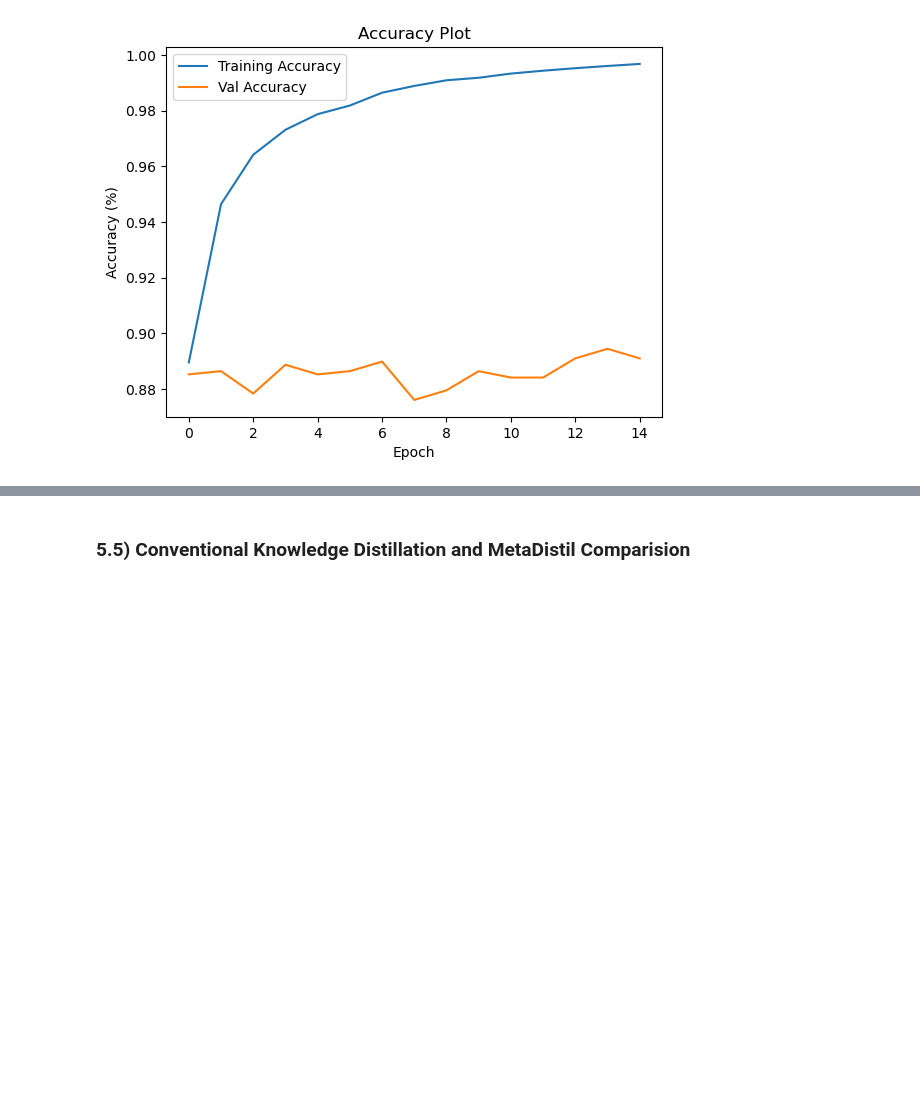
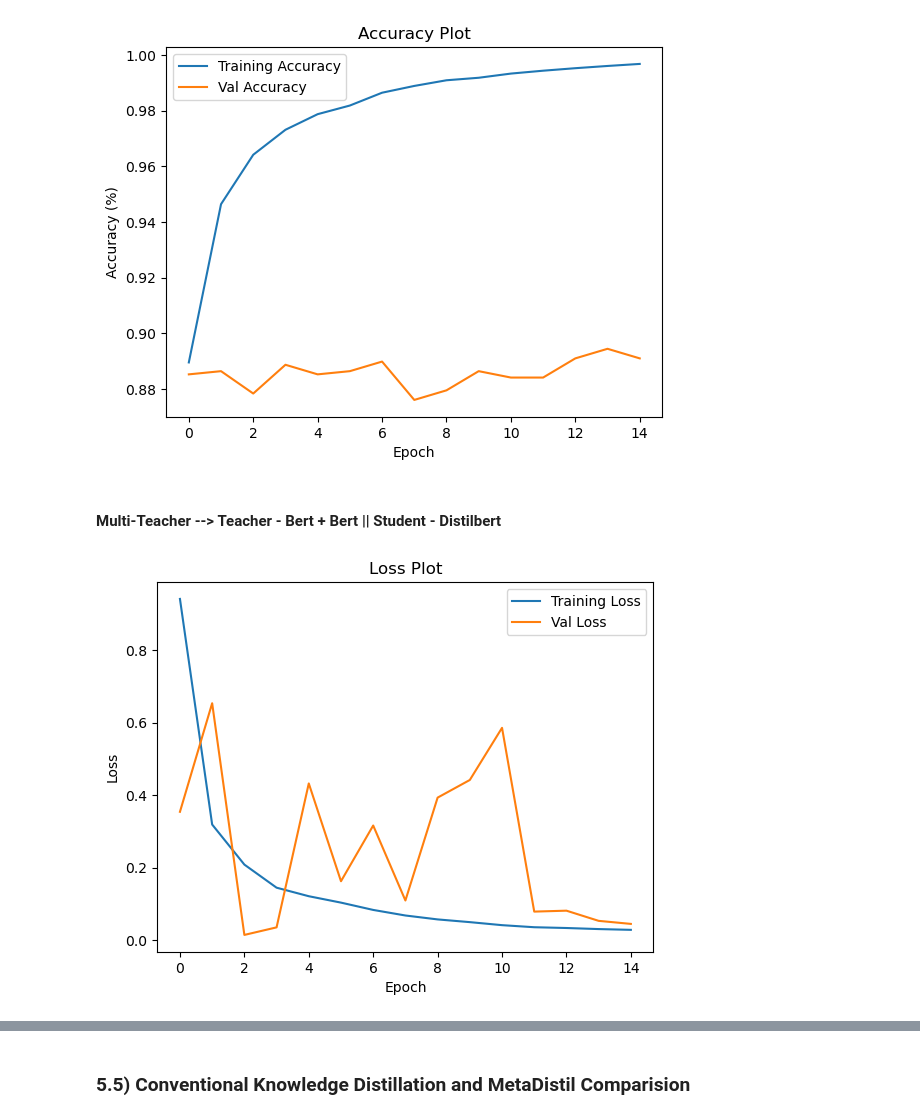
Before and after one commit to aal2015/NLP-Project, a Jupyter notebook: models_analysis.ipynb, the cells around one changed output, grey strips where cells are left out. Cells and saved outputs as stored; diff of their text form; code cells hidden in the pictures; blank space fills up the shorter version.

Commit message:
Added multi-teacher training

```diff
--- a/models_analysis.ipynb
+++ b/models_analysis.ipynb
@@ -24,12 +24,17 @@ metaDistil_bert_tinybert_hist_path = s_path + 'metaDistil_bert_tinybert-SST-2_tr
 metaDistil_roberta_distilbert_path      = s_path + 'metaDistil_roberta_distilbert-SST-2.pt'
 metaDistil_roberta_distilbert_hist_path = s_path + 'metaDistil_roberta_distilbert-SST-2_training_hist.pt'
 
-metaDistil_multi_teacher_distilbert_path      = s_path + 'metaDistil_multi_teacher_distilbert-SST-2.pt'
-metaDistil_multi_teacher_distilbert_hist_path = s_path + 'metaDistil_multi_teacher_distilbert-SST-2_training_hist.pt'
+metaDistil_bert_roberta_distilbert_path      = s_path + 'metaDistil_multi_teacher_distilbert-SST-2.pt'
+metaDistil_bert_roberta_distilbert_hist_path = s_path + 'metaDistil_multi_teacher_distilbert-SST-2_training_hist.pt'
+
+metaDistil_bert_bert_distilbert_path      = s_path + 'metaDistil_bert_bert_distilbert-SST-2.pt'
+metaDistil_bert_bert_distilbert_hist_path = s_path + 'metaDistil_bert_bert_distilbert-SST-2_training_hist.pt'
 
 ## Teacher
 bert_model_path         = t_path + 'bert-base-uncased-SST-2.pt'
 bert_training_hist_path = t_path + 'bert-base-uncased-SST-2_training_hist.pt'
+
+
 
 roberta_model_path         = t_path + 'roberta-base-SST-2.pt'
 roberta_training_hist_path = t_path + 'roberta-base-SST-2_training_hist.pt'
@@ -420,3 +425,12 @@ plotAccuracy(metaDistil_multi_teacher_distilbert_hist['train_accs'], metaDistil_
             title="Accuracy Plot")
 # %% [output]
 [figure]
+# %% [markdown]
+#### Multi-Teacher --> Teacher - Bert +  Bert || Student - Distilbert
+# %%
+metaDistil_bert_bert_distilbert_hist = torch.load(metaDistil_bert_bert_distilbert_hist_path)
+# %%
+plotLoss(metaDistil_bert_bert_distilbert_hist['train_losses'], metaDistil_bert_bert_distilbert_hist['val_losses'],
+        title="Loss Plot")
+# %% [output]
+[figure, added]
```
Also changed, not shown: parts of 28 cells of this notebook, 4 other files.
